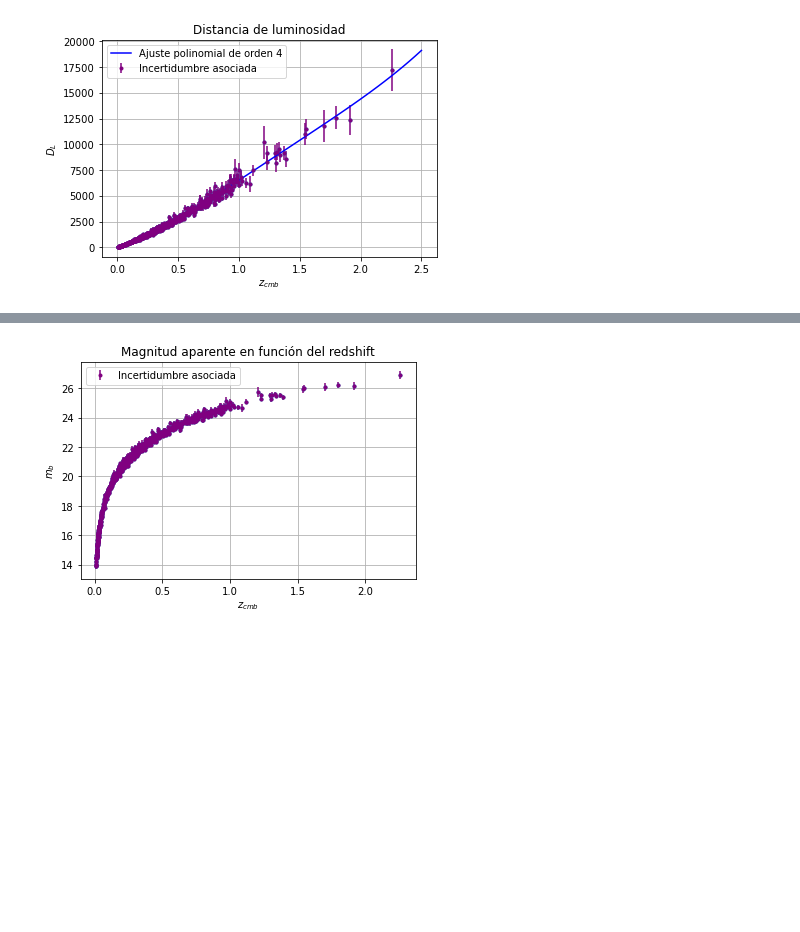
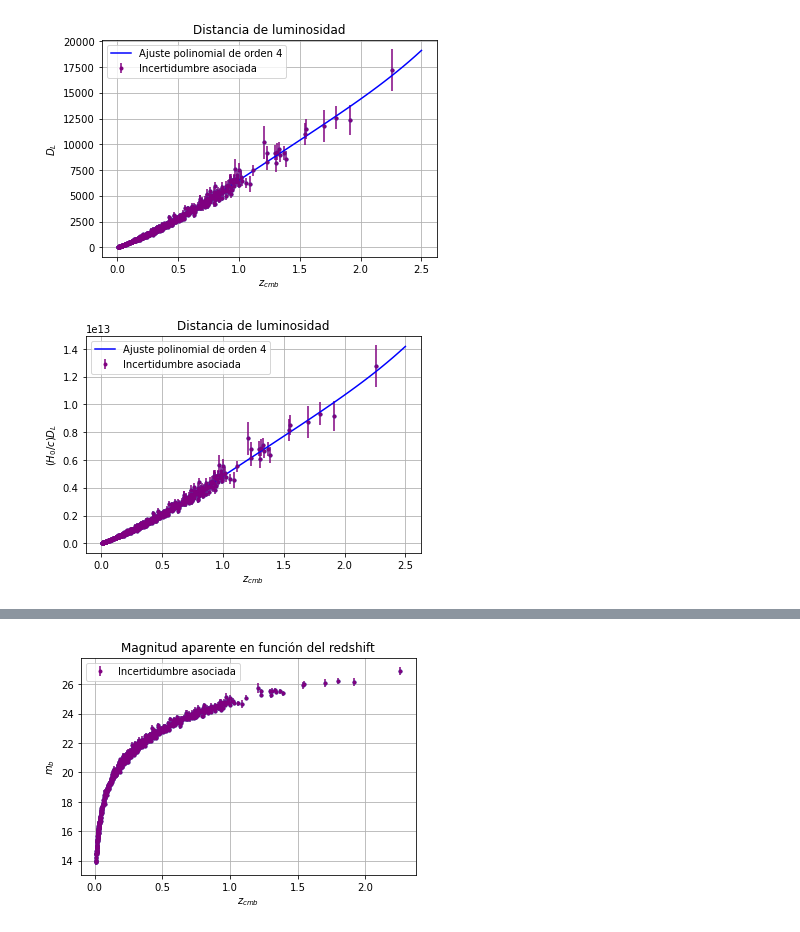
Before and after one commit to AntoCist/Practica_de_verano_2024, a Jupyter notebook: Semana1.ipynb, the cells around one changed output, grey strips where cells are left out. Cells and saved outputs as stored; diff of their text form; code cells hidden in the pictures; blank space fills up the shorter version.

```diff
--- a/Semana1.ipynb
+++ b/Semana1.ipynb
@@ -74,3 +82,26 @@ plt.grid(True)
 plt.show()
 # %% [output]
 [figure]
+# %%
+dD_H0_c = np.zeros_like(dD)
+for i in range(len(dm_b)):
+  dD_H0_c[i]= dD[i]*H_0/c
+
+# Ajustar modelo polinomial grado 4
+model = np.poly1d(np.polyfit(z_cmb, H_0*D_L/c, 4))
+
+# Crear polilínea de diagrama de dispersión
+polyline = np.linspace(0, 2.5, 50)
+plt.plot(z_cmb, H_0*D_L/c, '.')
+
+# Añadir líneas polinomiales ajustadas al diagrama de dispersión
+plt.xlabel('$ z_{cmb} $')
+plt.ylabel('$ (H_0/c) D_L $')
+plt.errorbar(z_cmb, H_0*D_L/c, yerr=dD_H0_c, fmt='.', color='purple', label = 'Incertidumbre asociada')
+plt.plot(polyline, model(polyline), color='blue', label = 'Ajuste polinomial de orden 4')
+plt.title('Distancia de luminosidad')
+plt.legend()
+plt.grid(True)
+plt.show()
+# %% [output]
+[figure, added]
```
Also changed, not shown: parts of 21 cells of this notebook.
